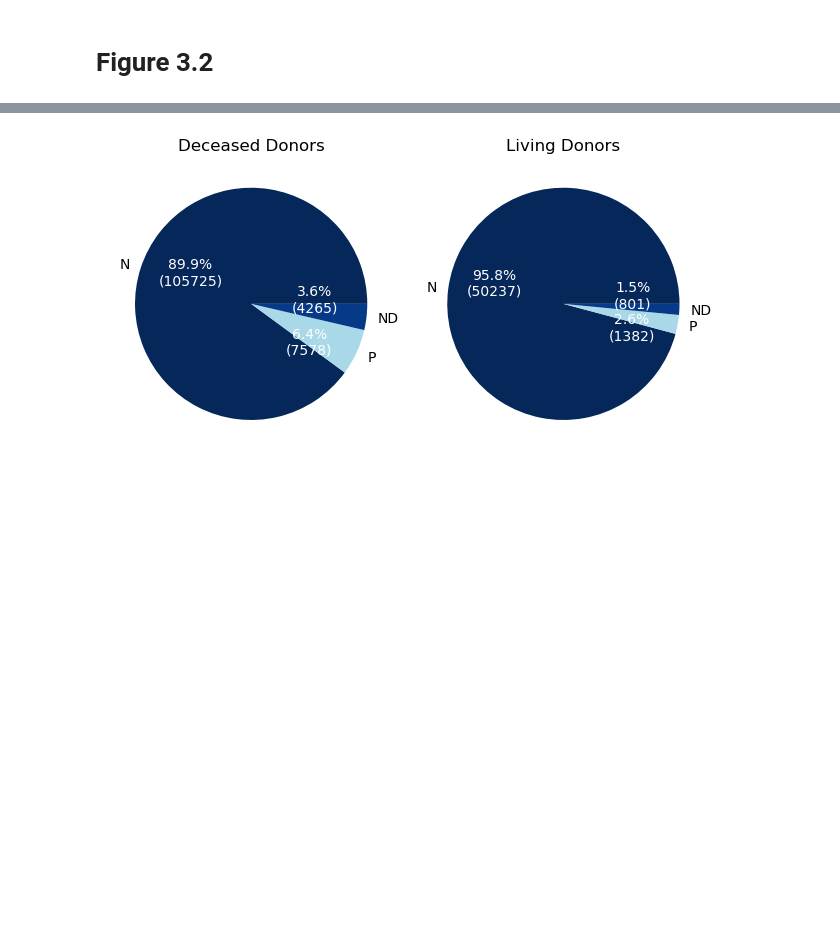
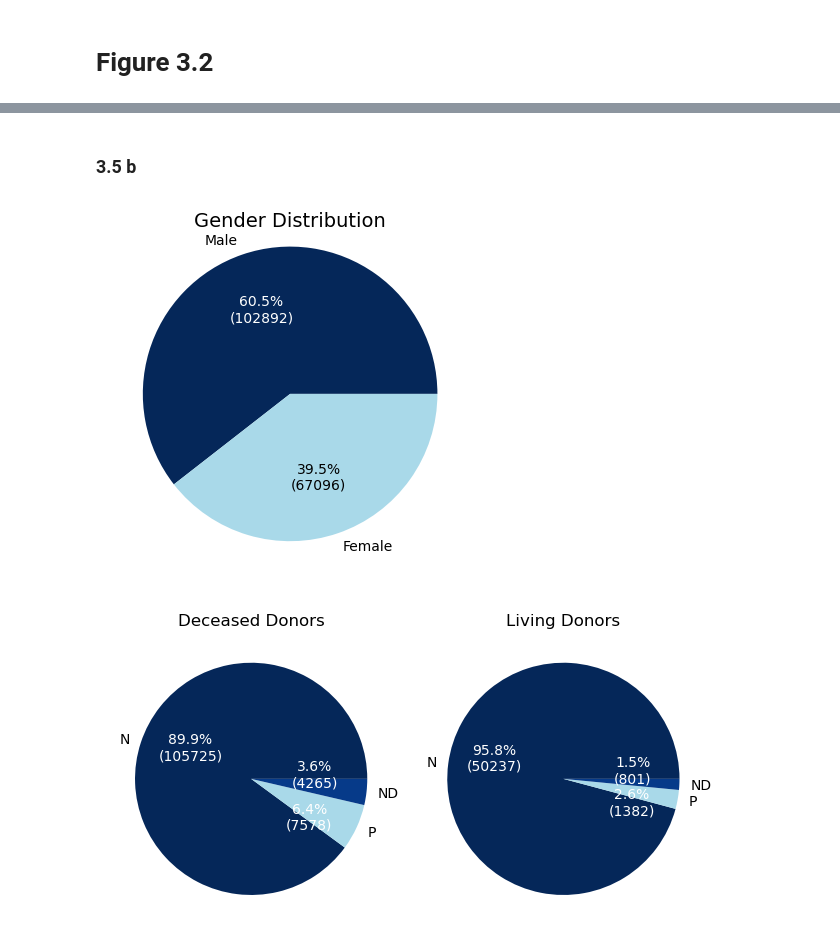
Before and after one commit to krllstdn/BachelorProject, a Jupyter notebook: Code/data_analysis.ipynb, the cells around one changed output, grey strips where cells are left out. Saved outputs shown, nothing was run; the diff lists cells and outputs as text; code cells hidden in the pictures; blank space fills up the shorter version.

```diff
--- a/Code/data_analysis.ipynb
+++ b/Code/data_analysis.ipynb
@@ -94,3 +127,28 @@ plt.show()
+# %% [markdown]
+### 3.5 b
+# %%
+gender = deceased["GENDER"].value_counts() + living["GENDER"].value_counts()
+
+plt.figure(figsize=(4, 4))  # Smaller figure size
+wedges, texts, autotexts = plt.pie(
+    gender,
+    labels=["Male", "Female"],
+    autopct=lambda pct: custom_autopct(pct, gender),
+    colors=colors,
+)
+
+for i, autotext in enumerate(autotexts):
+    if i == 0:
+        autotext.set_color("white")
+
+path = "../Thesis/Images/EDA/"
+plt.savefig(path + "gender-pie.pdf", bbox_inches='tight')
+
+plt.title("Gender Distribution", fontsize=14, y=0.93)
+plt.tight_layout()
+plt.show()
+# %% [output]
+[figure, added]
 # %%
 import matplotlib.pyplot as plt
 
```
Also changed, not shown: parts of 8 cells of this notebook, 5 other files.
